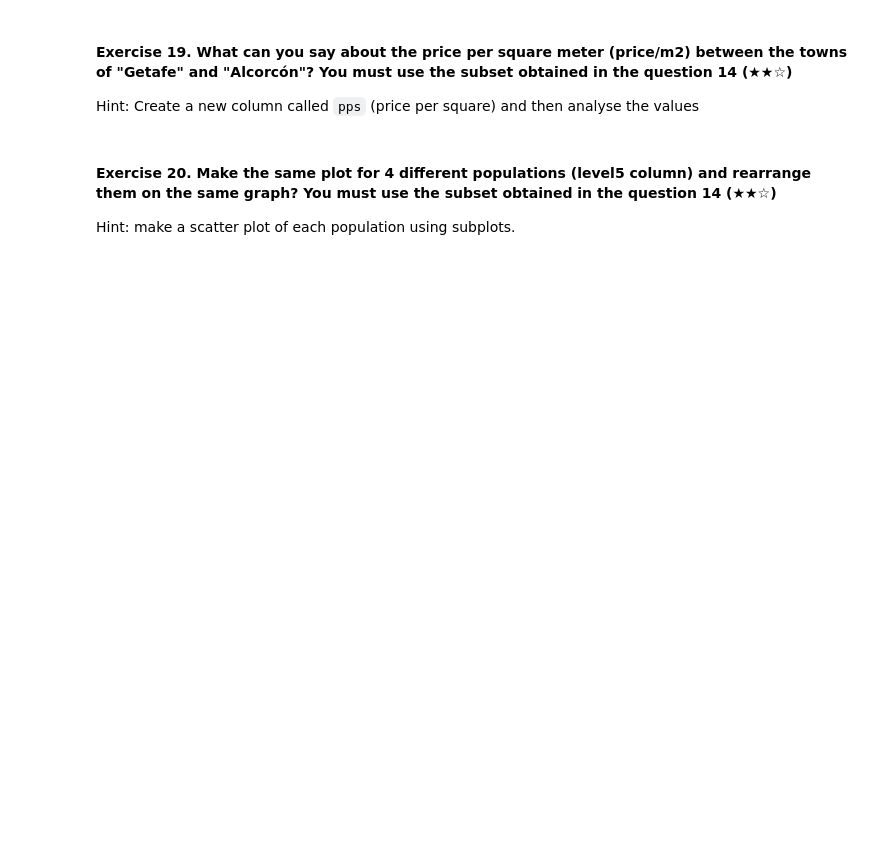
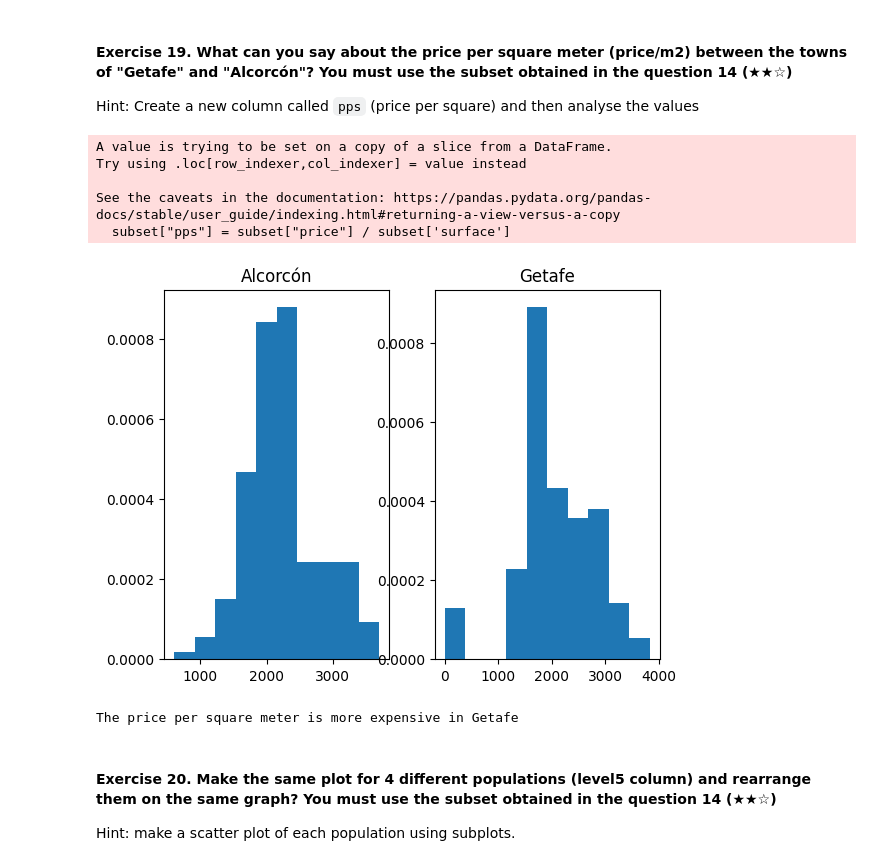
Before and after one commit to paulaechemendia/realestate-datacleanup-exercise, a Jupyter notebook: project.ipynb, the cells around one changed output. Saved outputs shown, nothing was run; the diff lists cells and outputs as text; code cells hidden in the pictures; blank space fills up the shorter version.

```diff
--- a/project.ipynb
+++ b/project.ipynb
@@ -497,7 +521,42 @@ subset = ds[(ds['level5'] == 'Fuenlabrada') | (ds['level5'] == 'Leganés') | (ds
 
 Hint: Create a new column called `pps` (price per square) and then analyse the values
 # %%
-# TODO
+import pandas as pd
+import numpy as np
+import matplotlib.pyplot as plt
+
+ds = pd.read_csv('assets/real_estate.csv', sep=';')
+
+
+subset = ds[(ds['level5'] == 'Fuenlabrada') | (ds['level5'] == 'Leganés') | (ds['level5'] == 'Getafe') |  (ds['level5'] == 'Alcorcón')]
+
+subset["pps"] = subset["price"] / subset['surface']
+
+indcsGET = subset[subset['level5']== 'Getafe'].index.values
+ppsGET = subset['pps'][indcsGET]
+
+indcsALC = subset[subset['level5']== 'Alcorcón'].index.values
+ppsALC = subset['pps'][indcsALC]
+
+fig, ((ax0, ax1)) = plt.subplots(nrows=1, ncols=2)
+ax0.hist(ppsALC, density = True)
+ax0.set_title('Alcorcón')
+
+
+ax1.hist(ppsGET, density = True)
+ax1.set_title('Getafe')
+
+
+plt.show()
+print('The price per square meter is more expensive in Getafe')
+# %% [output]
+A value is trying to be set on a copy of a slice from a DataFrame.
+Try using .loc[row_indexer,col_indexer] = value instead
+
+See the caveats in the documentation: https://pandas.pydata.org/pandas-docs/stable/user_guide/indexing.html#returning-a-view-versus-a-copy
+  subset["pps"] = subset["price"] / subset['surface']
+[figure, added]
+The price per square meter is more expensive in Getafe
 # %% [markdown]
 #### Exercise 20. Make the same plot for 4 different populations (level5 column) and rearrange them on the same graph? You must use the subset obtained in the question 14 (★★☆)
 Hint: make a scatter plot of each population using subplots.
```
Also changed, not shown: parts of 5 cells of this notebook.
